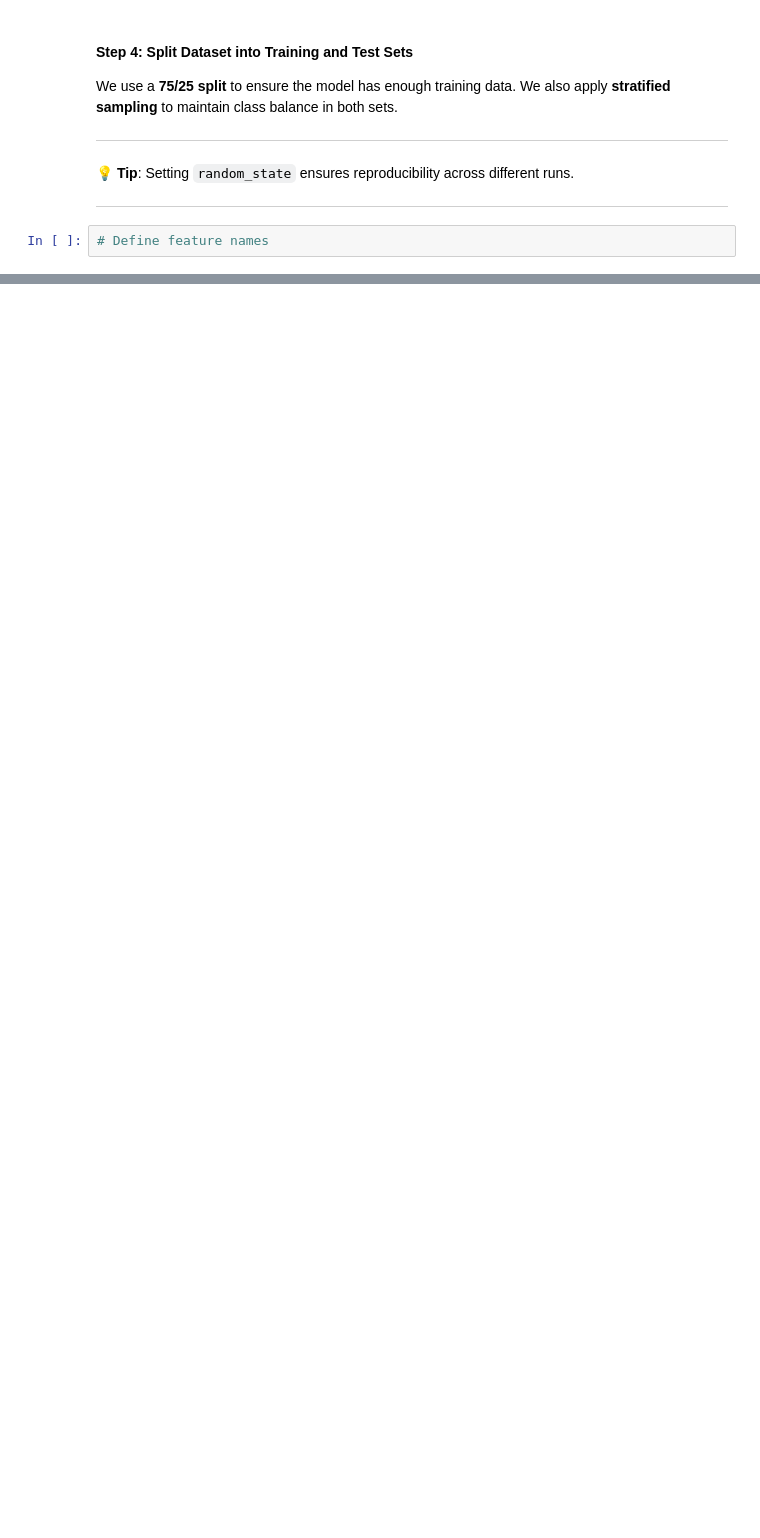
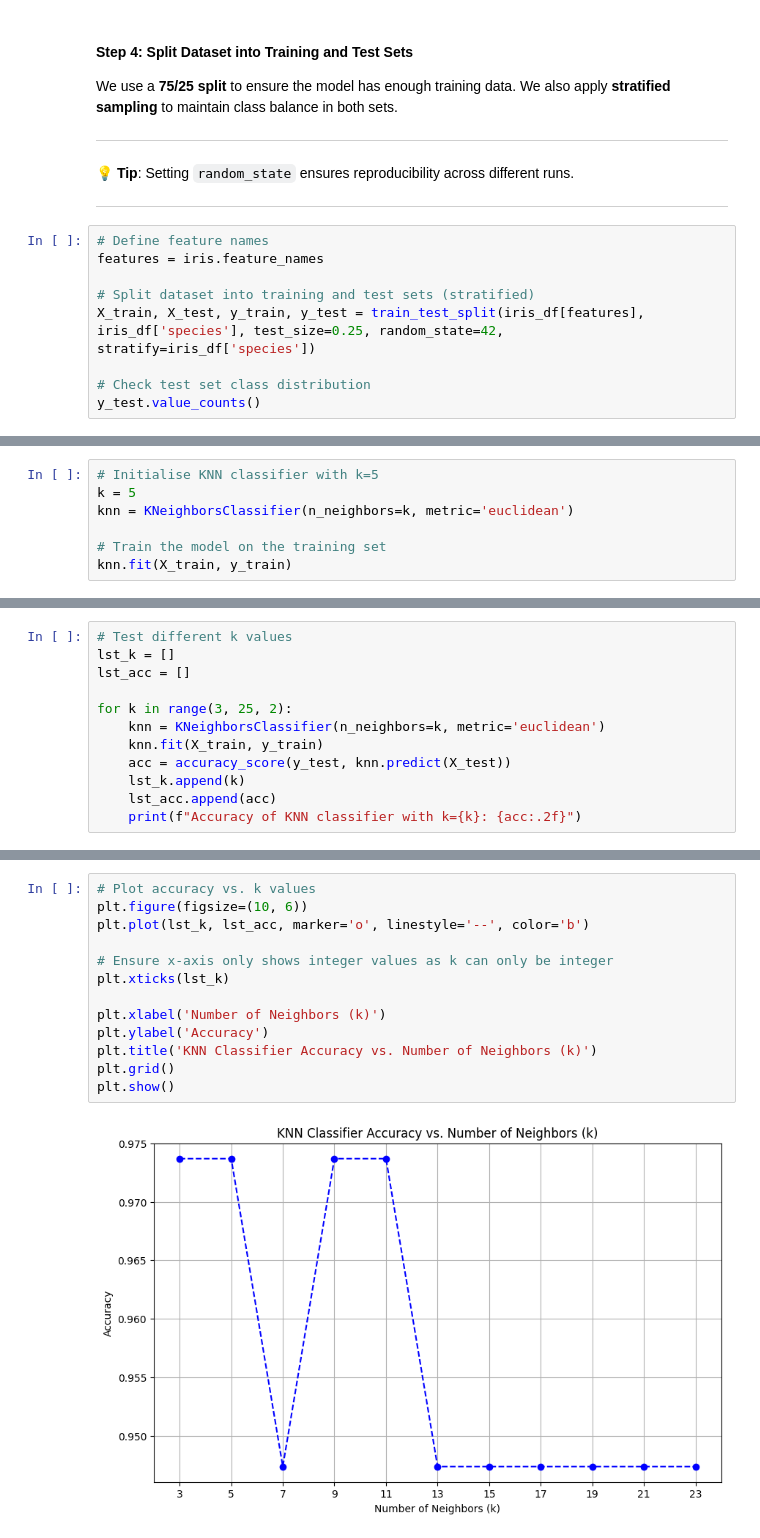
Before and after one commit to michaelhudson2205/INFS3081-Activities, a Jupyter notebook: Week_3_kNN/Activity-3-4.ipynb, the cells around one changed output, grey strips where cells are left out. Saved outputs shown, nothing was run; the diff lists cells and outputs as text; blank space fills up the shorter version.

```diff
--- a/Week_3_kNN/Activity-3-4.ipynb
+++ b/Week_3_kNN/Activity-3-4.ipynb
@@ -122,3 +122,10 @@ ___
 ___
 # %%
 # Define feature names
+features = iris.feature_names
+
+# Split dataset into training and test sets (stratified)
+X_train, X_test, y_train, y_test = train_test_split(iris_df[features], iris_df['species'], test_size=0.25, random_state=42, stratify=iris_df['species'])
+
+# Check test set class distribution
+y_test.value_counts()
@@ -124,0 +158,7 @@ ___
+# %%
+# Initialise KNN classifier with k=5
+k = 5
+knn = KNeighborsClassifier(n_neighbors=k, metric='euclidean')
+
+# Train the model on the training set
+knn.fit(X_train, y_train)
@@ -124,0 +185,12 @@ ___
+# %%
+# Test different k values
+lst_k = []
+lst_acc = []
+
+for k in range(3, 25, 2):
+    knn = KNeighborsClassifier(n_neighbors=k, metric='euclidean')
+    knn.fit(X_train, y_train)
+    acc = accuracy_score(y_test, knn.predict(X_test))
+    lst_k.append(k)
+    lst_acc.append(acc)
+    print(f"Accuracy of KNN classifier with k={k}: {acc:.2f}")
@@ -124,0 +215,15 @@ ___
+# %%
+# Plot accuracy vs. k values
+plt.figure(figsize=(10, 6))
+plt.plot(lst_k, lst_acc, marker='o', linestyle='--', color='b')
+
+# Ensure x-axis only shows integer values as k can only be integer
+plt.xticks(lst_k)
+
+plt.xlabel('Number of Neighbors (k)')
+plt.ylabel('Accuracy')
+plt.title('KNN Classifier Accuracy vs. Number of Neighbors (k)')
+plt.grid()
+plt.show()
+# %% [output]
+[figure, added]
```
Also changed, not shown: parts of 10 cells of this notebook.
